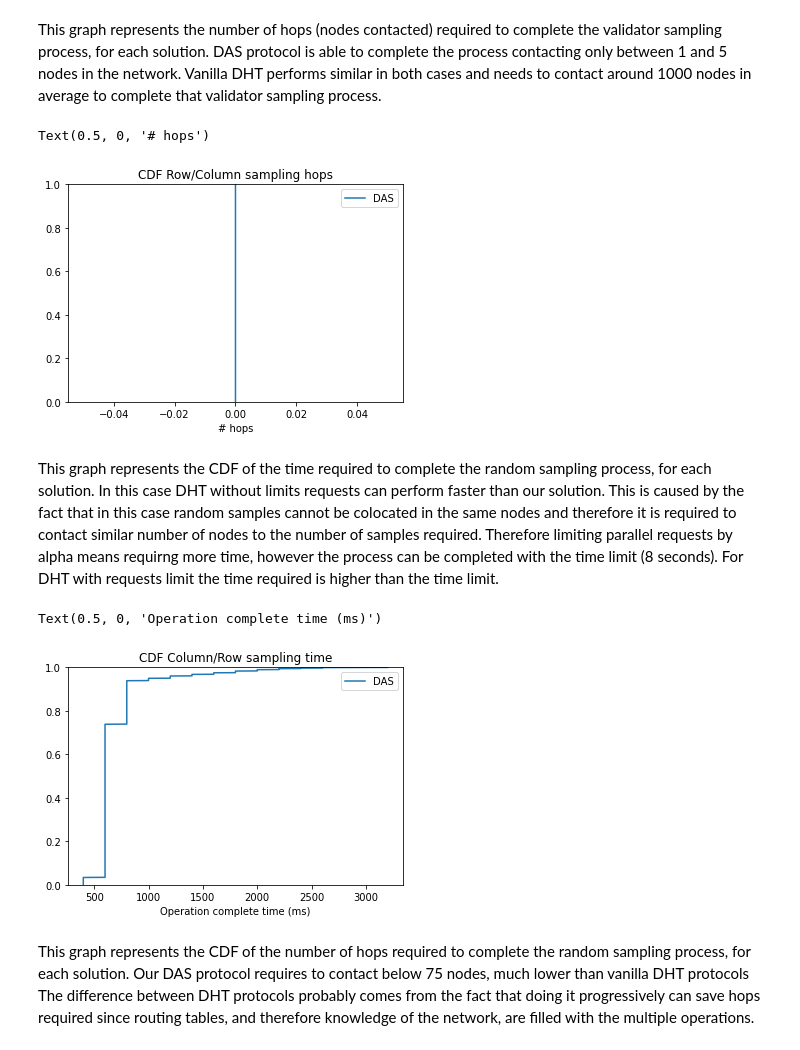
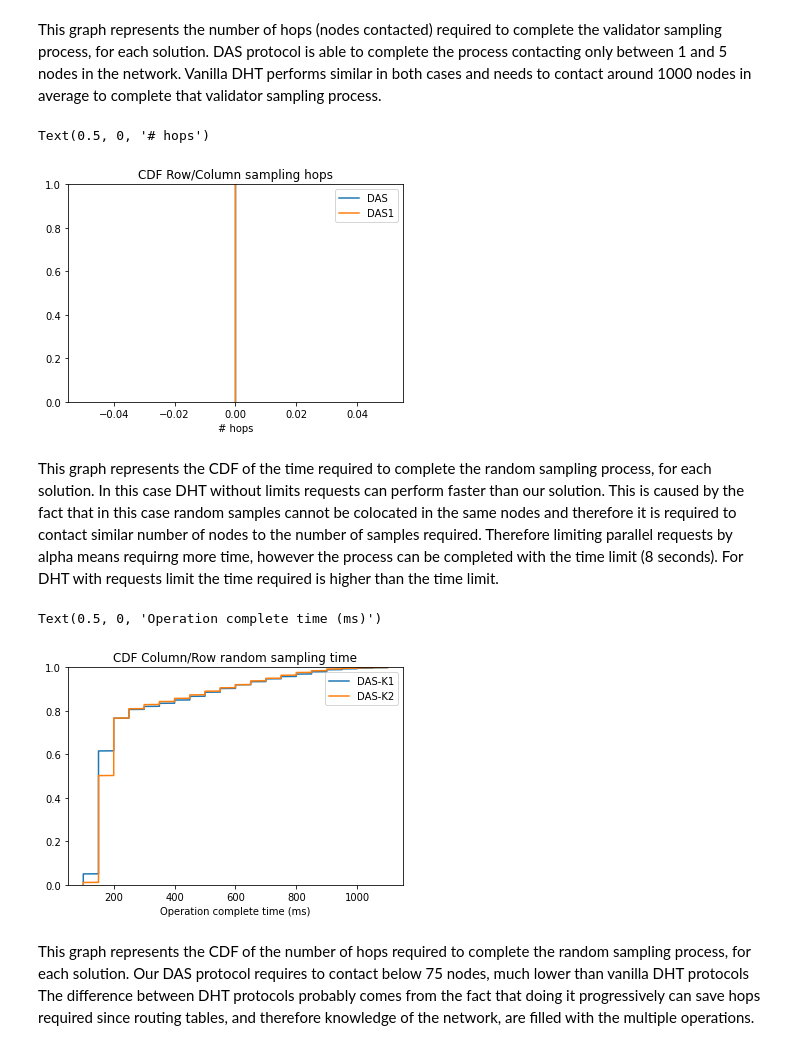
Before and after one commit to datahop/kademlia-simulator, a Jupyter notebook: simulator/python/analysis_vs_vanilladht.ipynb, the cells around one changed output. Saved outputs shown, nothing was run; the diff lists cells and outputs as text; code cells hidden in the pictures.

```diff
--- a/simulator/python/analysis_vs_vanilladht.ipynb
+++ b/simulator/python/analysis_vs_vanilladht.ipynb
@@ -67,8 +67,14 @@ from matplotlib import pyplot as plt
 import numpy as np
 import pandas as pd
 
-ops_path = {'DAS': '/home/countermatt/Nextcloud2/UCLouvain/Thesis/das_blockchain/kademlia-simulator/simulator/python/logsDasSeedindStrategy1/operation.csv'}
-msgs_path = {'DAS': '/home/countermatt/Nextcloud2/UCLouvain/Thesis/das_blockchain/kademlia-simulator/simulator/python/logsDasSeedindStrategy1/messages.csv'}
+ops_path = {
+            'DAS-K1': '/home/countermatt/Nextcloud2/UCLouvain/Thesis/das_blockchain/kademlia-simulator/simulator/python/logsDaStrat1-K1/operation.csv',
+            'DAS-K2': '/home/countermatt/Nextcloud2/UCLouvain/Thesis/das_blockchain/kademlia-simulator/simulator/python/logsDaStrat1-K3/operation.csv'
+           }
+msgs_path = {
+             'DAS-K1': '/home/countermatt/Nextcloud2/UCLouvain/Thesis/das_blockchain/kademlia-simulator/simulator/python/logsDaStrat1-K1/messages.csv',
+             'DAS-K2': '/home/countermatt/Nextcloud2/UCLouvain/Thesis/das_blockchain/kademlia-simulator/simulator/python/logsDaStrat1-K3/messages.csv'
+            }
 #ops_path = {'DAS': '../logsTest/operation.csv',
 #            'Evil-0.1': '../logsEvil0.1/operation.csv',
 #            'Evil-0.2': '../logsEvil0.2/operation.csv',
@@ -233,7 +239,7 @@ ax8.set_title("CDF Row/Column sampling hops")
 ax8.set_xlabel("# hops")
 # %% [output]
 Text(0.5, 0, '# hops')
-[figure, old version]
+[figure, new version]
 # %% [markdown]
 This graph represents the CDF of the time required to complete the random sampling process, for each solution.
 In this case DHT without limits requests can perform faster than our solution.
@@ -243,26 +249,26 @@ For DHT with requests limit the time required is higher than the time limit.
 # %%
 fig4, ax4 = plt.subplots()
 
 for key in op_df:
 
     rsdf = op_df[key].loc[(op_df[key]['type'] == 'RandomSamplingOperation')]
 
     x = np.sort(rsdf['completion_time'])
     N = rsdf['completion_time'].count()
     # get the cdf values of y
     y = np.arange(N) / float(N)
 
     ax4.plot(x, y,label=key)
 
 ax4.legend()
 #ax4.set_xlim([0,8000])
 ax4.set_ylim([0,1])
 
-ax4.set_title("CDF Column/Row sampling time")
+ax4.set_title("CDF Column/Row random sampling time")
 ax4.set_xlabel("Operation complete time (ms)")
 # %% [output]
 Text(0.5, 0, 'Operation complete time (ms)')
-[figure, old version]
+[figure, new version]
 # %% [markdown]
 This graph represents the CDF of the number of hops required to complete the random sampling process, for each solution.
 Our DAS protocol requires to contact below 75 nodes, much lower than vanilla DHT protocols
```
Also changed, not shown: parts of 6 cells of this notebook, 3 other files.
